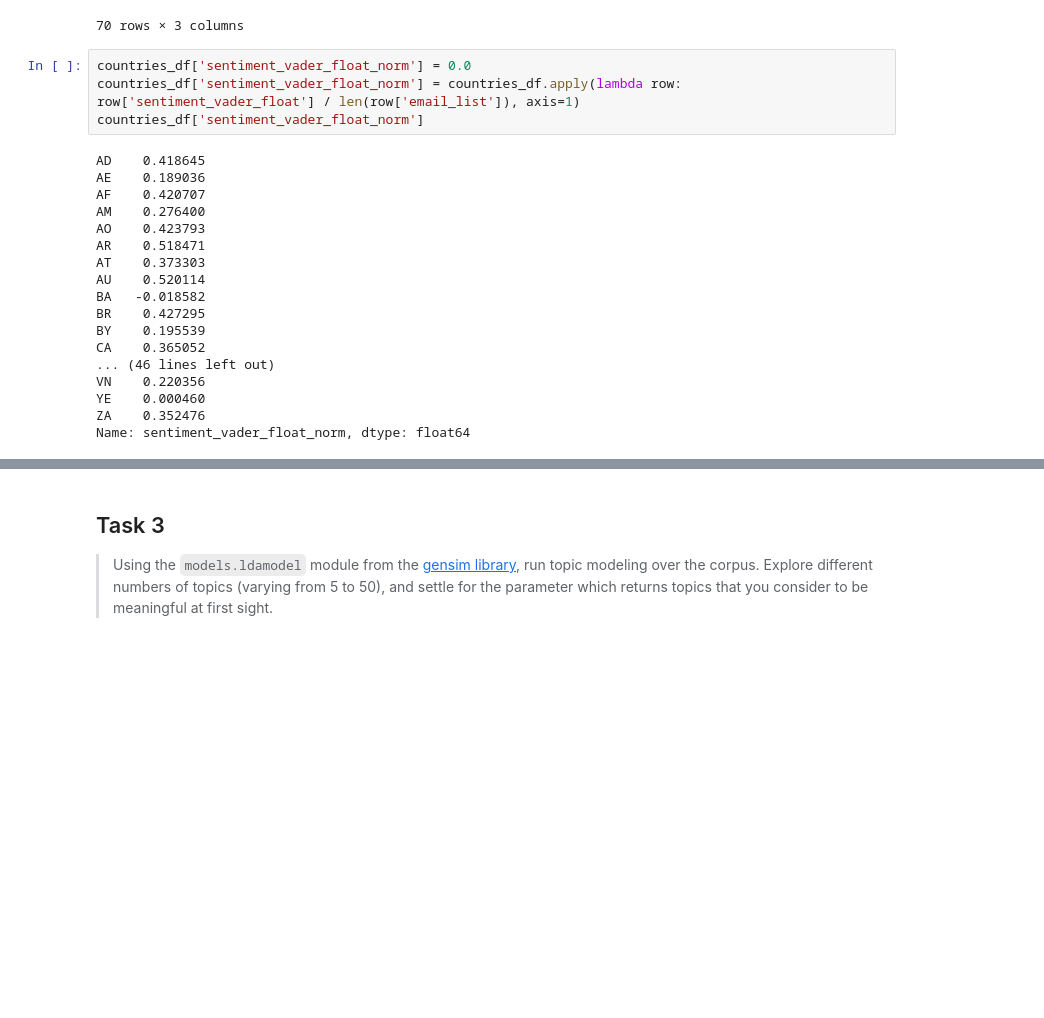
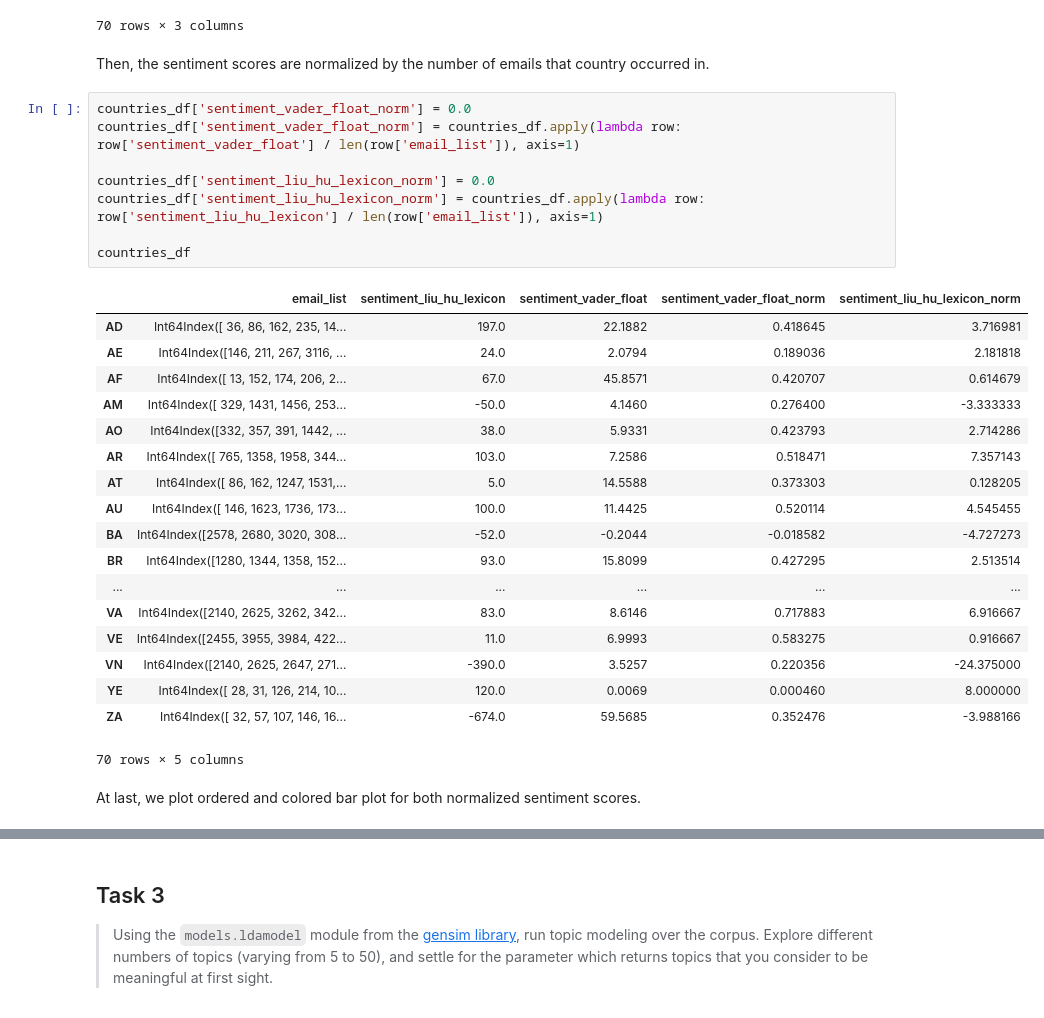
Before and after one commit to korcek-juraj/Homework, a Jupyter notebook: 05 - Taming Text/Taming Text.ipynb, the cells around one changed output, grey strips where cells are left out. Cells and saved outputs as stored; diff of their text form; blank space fills up the shorter version.

```diff
--- a/05 - Taming Text/Taming Text.ipynb
+++ b/05 - Taming Text/Taming Text.ipynb
@@ -834,28 +856,37 @@ countries_df
 | YE | Int64Index([ 28, 31, 126, 214, 10... | 120.0 | 0.0069 |
 | ZA | Int64Index([ 32, 57, 107, 146, 16... | -674.0 | 59.5685 |
 70 rows × 3 columns
+# %% [markdown]
+Then, the sentiment scores are normalized by the number of emails that country occurred in.
 # %%
 countries_df['sentiment_vader_float_norm'] = 0.0
 countries_df['sentiment_vader_float_norm'] = countries_df.apply(lambda row: row['sentiment_vader_float'] / len(row['email_list']), axis=1)
-countries_df['sentiment_vader_float_norm']
+
+countries_df['sentiment_liu_hu_lexicon_norm'] = 0.0
+countries_df['sentiment_liu_hu_lexicon_norm'] = countries_df.apply(lambda row: row['sentiment_liu_hu_lexicon'] / len(row['email_list']), axis=1)
+
+countries_df
 # %% [output]
+|  | email_list | sentiment_liu_hu_lexicon | sentiment_vader_float | sentiment_vader_float_norm | sentiment_liu_hu_lexicon_norm |
+| AD | Int64Index([ 36, 86, 162, 235, 14... | 197.0 | 22.1882 | 0.418645 | 3.716981 |
+| AE | Int64Index([146, 211, 267, 3116, ... | 24.0 | 2.0794 | 0.189036 | 2.181818 |
+| AF | Int64Index([ 13, 152, 174, 206, 2... | 67.0 | 45.8571 | 0.420707 | 0.614679 |
+| AM | Int64Index([ 329, 1431, 1456, 253... | -50.0 | 4.1460 | 0.276400 | -3.333333 |
+| AO | Int64Index([332, 357, 391, 1442, ... | 38.0 | 5.9331 | 0.423793 | 2.714286 |
+| AR | Int64Index([ 765, 1358, 1958, 344... | 103.0 | 7.2586 | 0.518471 | 7.357143 |
+| AT | Int64Index([ 86, 162, 1247, 1531,... | 5.0 | 14.5588 | 0.373303 | 0.128205 |
+| AU | Int64Index([ 146, 1623, 1736, 173... | 100.0 | 11.4425 | 0.520114 | 4.545455 |
+| BA | Int64Index([2578, 2680, 3020, 308... | -52.0 | -0.2044 | -0.018582 | -4.727273 |
+| BR | Int64Index([1280, 1344, 1358, 152... | 93.0 | 15.8099 | 0.427295 | 2.513514 |
+| ... | ... | ... | ... | ... | ... |
+| VA | Int64Index([2140, 2625, 3262, 342... | 83.0 | 8.6146 | 0.717883 | 6.916667 |
+| VE | Int64Index([2455, 3955, 3984, 422... | 11.0 | 6.9993 | 0.583275 | 0.916667 |
+| VN | Int64Index([2140, 2625, 2647, 271... | -390.0 | 3.5257 | 0.220356 | -24.375000 |
+| YE | Int64Index([ 28, 31, 126, 214, 10... | 120.0 | 0.0069 | 0.000460 | 8.000000 |
+| ZA | Int64Index([ 32, 57, 107, 146, 16... | -674.0 | 59.5685 | 0.352476 | -3.988166 |
-AD    0.418645
-AE    0.189036
-AF    0.420707
-AM    0.276400
-AO    0.423793
-AR    0.518471
-AT    0.373303
-AU    0.520114
-BA   -0.018582
-BR    0.427295
-BY    0.195539
-CA    0.365052
-... (46 lines left out)
-VN    0.220356
-YE    0.000460
-ZA    0.352476
-Name: sentiment_vader_float_norm, dtype: float64
+70 rows × 5 columns
+# %% [markdown]
+At last, we plot ordered and colored bar plot for both normalized sentiment scores.
 # %%
 matplotlib.rcParams['figure.figsize'] = (15.0, 10.0)
 temp_df = countries_df['sentiment_vader_float_norm'].sort_values(ascending=False, inplace=False)
```
Also changed, not shown: parts of 18 cells of this notebook.
